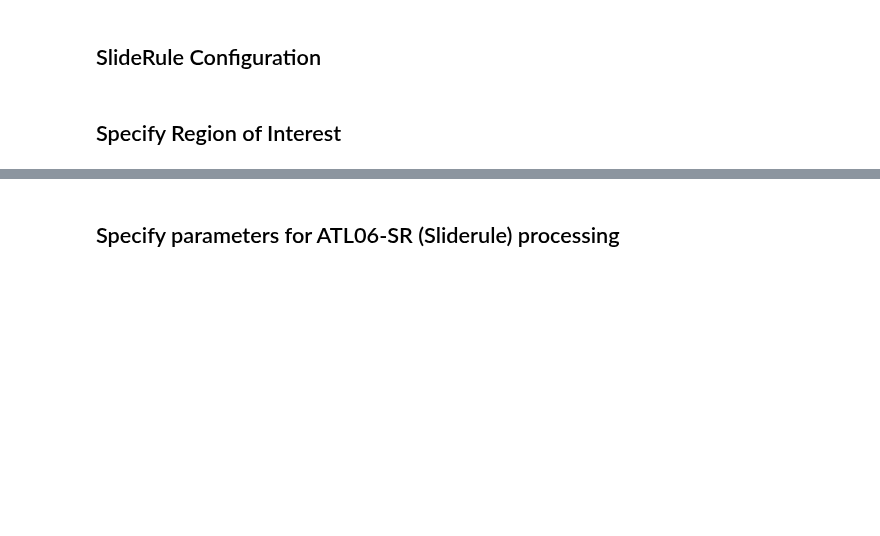
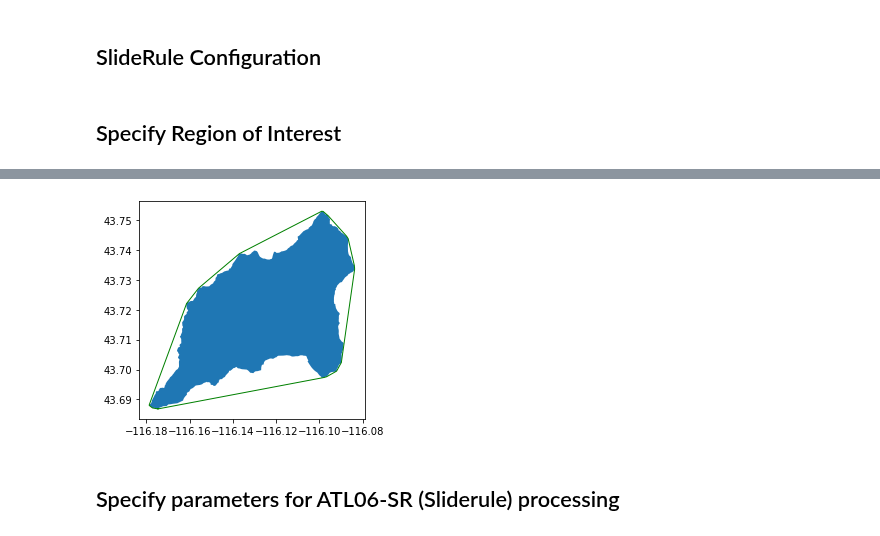
Before and after one commit to CryoGARS-Glaciology/ICESat2-snow-code, a Jupyter notebook: Sliderule_ICESat2_download.ipynb, the cells around one changed output, grey strips where cells are left out. Drawn from its saved outputs; the diff is of its cells as text; code cells hidden in the pictures; blank space fills up the shorter version.

```diff
--- a/Sliderule_ICESat2_download.ipynb
+++ b/Sliderule_ICESat2_download.ipynb
@@ -30,3 +54,5 @@ shapefile = gpd.read_file("boundDCEW/boundDCEW.shp")
 # %%
-region = icesat2.toregion(shapefile)["poly"]
+# Specify region of interest from geojson
+poly_fn = 'DryCreek/boundDCEW/boundDCEW_WGS84.geojson'
+region = icesat2.toregion(poly_fn)["poly"] # symplify
 region
@@ -40,6 +78,13 @@ pregion.plot();
 # Prepare coordinate lists for plotting the region of interest polygon
 region_lon = [e["lon"] for e in region]
 region_lat = [e["lat"] for e in region]
+# %%
+# Read geojson with geopandas
+pregion = gpd.read_file(poly_fn)
+map = pregion.plot(); # plot origonal boundery
+map.plot(region_lon, region_lat, linewidth=1, color='g'); # plot symplified region boundery for a sanity check
+# %% [output]
+[figure, added]
 # %% [markdown]
 ## Specify parameters for ATL06-SR (Sliderule) processing
 # %%
```
Also changed, not shown: parts of 13 cells of this notebook, 1 other file.
